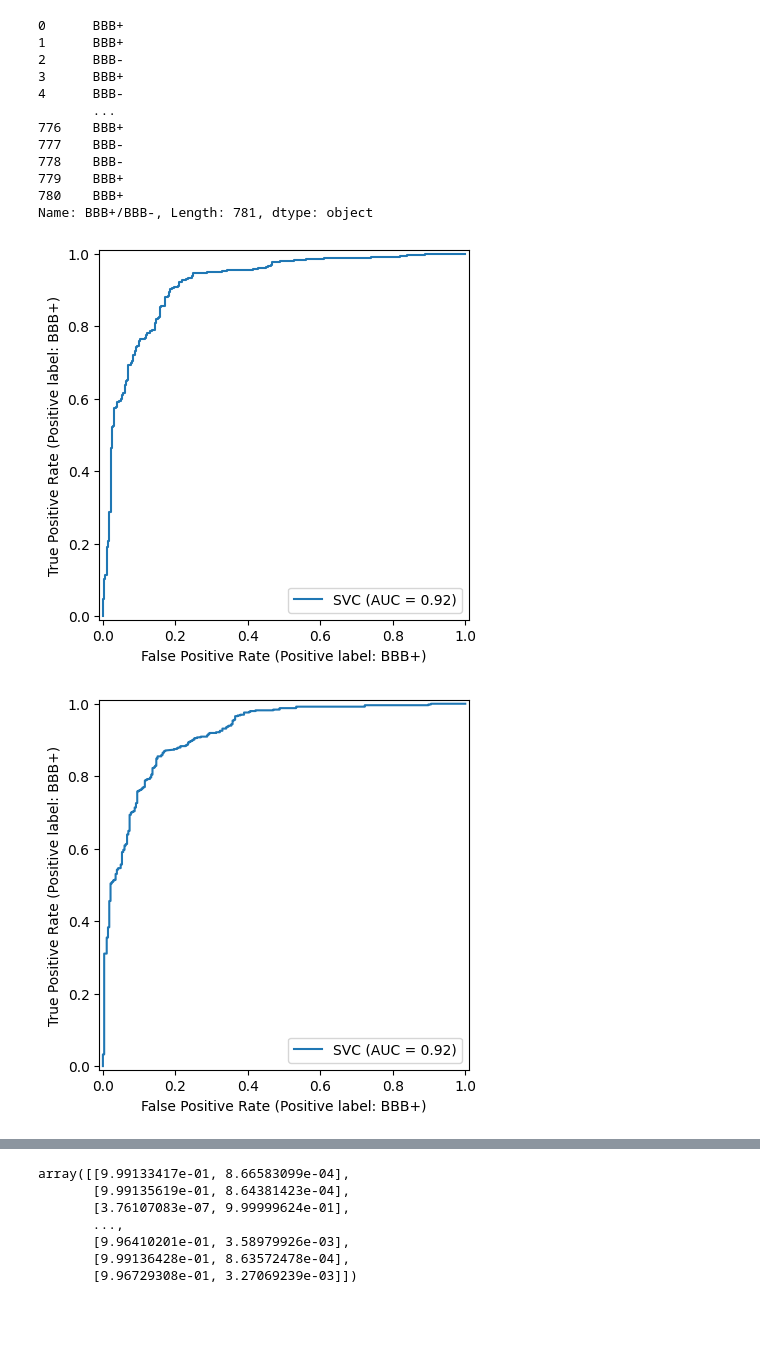
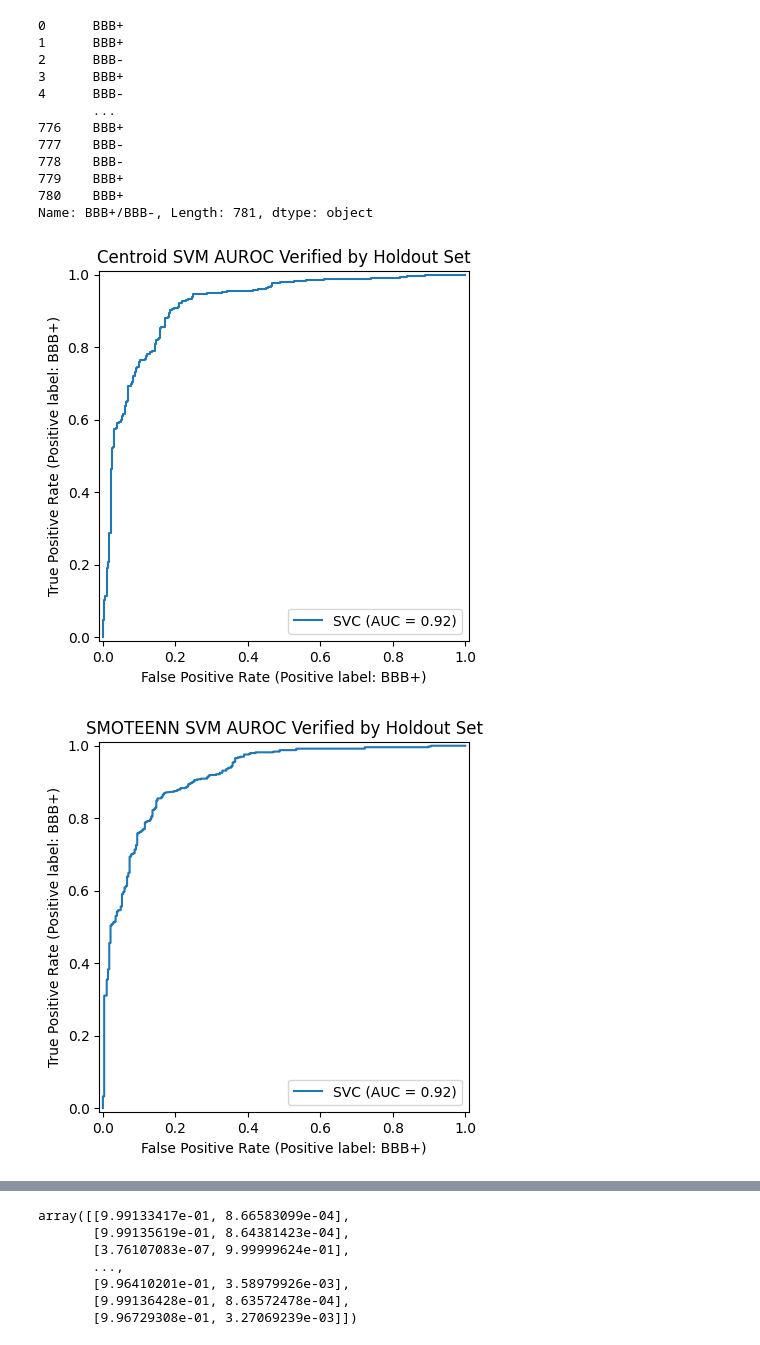
Before and after one commit to junqilu/BBBPrediction, a Jupyter notebook: baseline_models_evaluation.ipynb, the cells around one changed output, grey strips where cells are left out. Saved outputs shown, nothing was run; the diff lists cells and outputs as text; code cells hidden in the pictures; blank space fills up the shorter version.

```diff
--- a/baseline_models_evaluation.ipynb
+++ b/baseline_models_evaluation.ipynb
@@ -185,16 +189,17 @@ classification_holdout_y
 Name: BBB+/BBB-, Length: 781, dtype: object
 # %%
 RocCurveDisplay.from_estimator(centroid_svm, centroid_X_processed, classification_holdout_y, pos_label='BBB+')
-
+plt.title('Centroid SVM AUROC Verified by Holdout Set')
 plt.show()
 # %% [output]
-[figure, old version]
+[figure, new version]
 # %%
 RocCurveDisplay.from_estimator(smoteenn_svm, smoteenn_X_processed, classification_holdout_y, pos_label='BBB+')
+plt.title('SMOTEENN SVM AUROC Verified by Holdout Set')
 
 plt.show()
 # %% [output]
-[figure, old version]
+[figure, new version]
 # %%
 centroid_probs = centroid_svm.predict_proba(centroid_X_processed)
 
```
Also changed, not shown: parts of 4 cells of this notebook, 3 other files.
